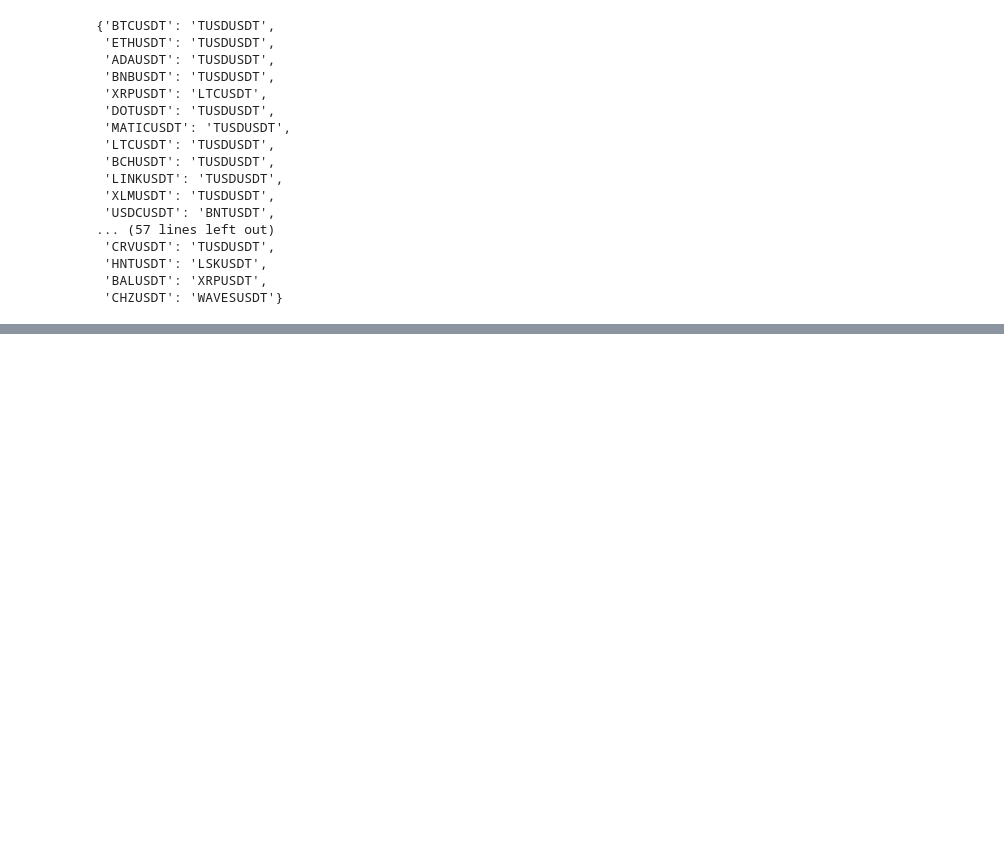
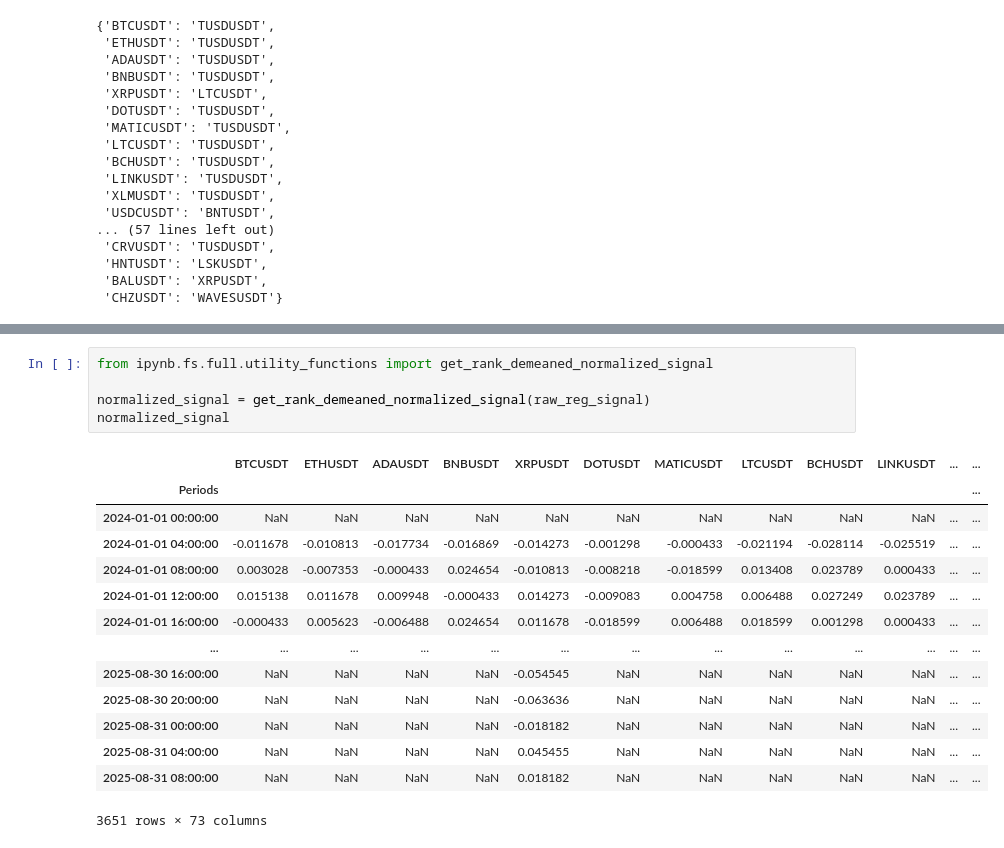
Before and after one commit to wbchristerson/crypto-strategies, a Jupyter notebook: correlation.ipynb, the cells around one changed output, grey strips where cells are left out. Saved outputs shown, nothing was run; the diff lists cells and outputs as text; blank space fills up the shorter version.

```diff
--- a/correlation.ipynb
+++ b/correlation.ipynb
@@ -214,0 +272,20 @@ ret
+# %%
+from ipynb.fs.full.utility_functions import get_rank_demeaned_normalized_signal
+
+normalized_signal = get_rank_demeaned_normalized_signal(raw_reg_signal)
+normalized_signal
+# %% [output]
+|  | BTCUSDT | ETHUSDT | ADAUSDT | BNBUSDT | XRPUSDT | DOTUSDT | MATICUSDT | LTCUSDT | BCHUSDT | LINKUSDT | ... | ... |
+| Periods |  |  |  |  |  |  |  |  |  |  |  | ... |
+| 2024-01-01 00:00:00 | NaN | NaN | NaN | NaN | NaN | NaN | NaN | NaN | NaN | NaN | ... | ... |
+| 2024-01-01 04:00:00 | -0.011678 | -0.010813 | -0.017734 | -0.016869 | -0.014273 | -0.001298 | -0.000433 | -0.021194 | -0.028114 | -0.025519 | ... | ... |
+| 2024-01-01 08:00:00 | 0.003028 | -0.007353 | -0.000433 | 0.024654 | -0.010813 | -0.008218 | -0.018599 | 0.013408 | 0.023789 | 0.000433 | ... | ... |
+| 2024-01-01 12:00:00 | 0.015138 | 0.011678 | 0.009948 | -0.000433 | 0.014273 | -0.009083 | 0.004758 | 0.006488 | 0.027249 | 0.023789 | ... | ... |
+| 2024-01-01 16:00:00 | -0.000433 | 0.005623 | -0.006488 | 0.024654 | 0.011678 | -0.018599 | 0.006488 | 0.018599 | 0.001298 | 0.000433 | ... | ... |
+| ... | ... | ... | ... | ... | ... | ... | ... | ... | ... | ... | ... | ... |
+| 2025-08-30 16:00:00 | NaN | NaN | NaN | NaN | -0.054545 | NaN | NaN | NaN | NaN | NaN | ... | ... |
+| 2025-08-30 20:00:00 | NaN | NaN | NaN | NaN | -0.063636 | NaN | NaN | NaN | NaN | NaN | ... | ... |
+| 2025-08-31 00:00:00 | NaN | NaN | NaN | NaN | -0.018182 | NaN | NaN | NaN | NaN | NaN | ... | ... |
+| 2025-08-31 04:00:00 | NaN | NaN | NaN | NaN | 0.045455 | NaN | NaN | NaN | NaN | NaN | ... | ... |
+| 2025-08-31 08:00:00 | NaN | NaN | NaN | NaN | 0.018182 | NaN | NaN | NaN | NaN | NaN | ... | ... |
+3651 rows × 73 columns
```
Also changed, not shown: parts of 11 cells of this notebook, 2 other files.
